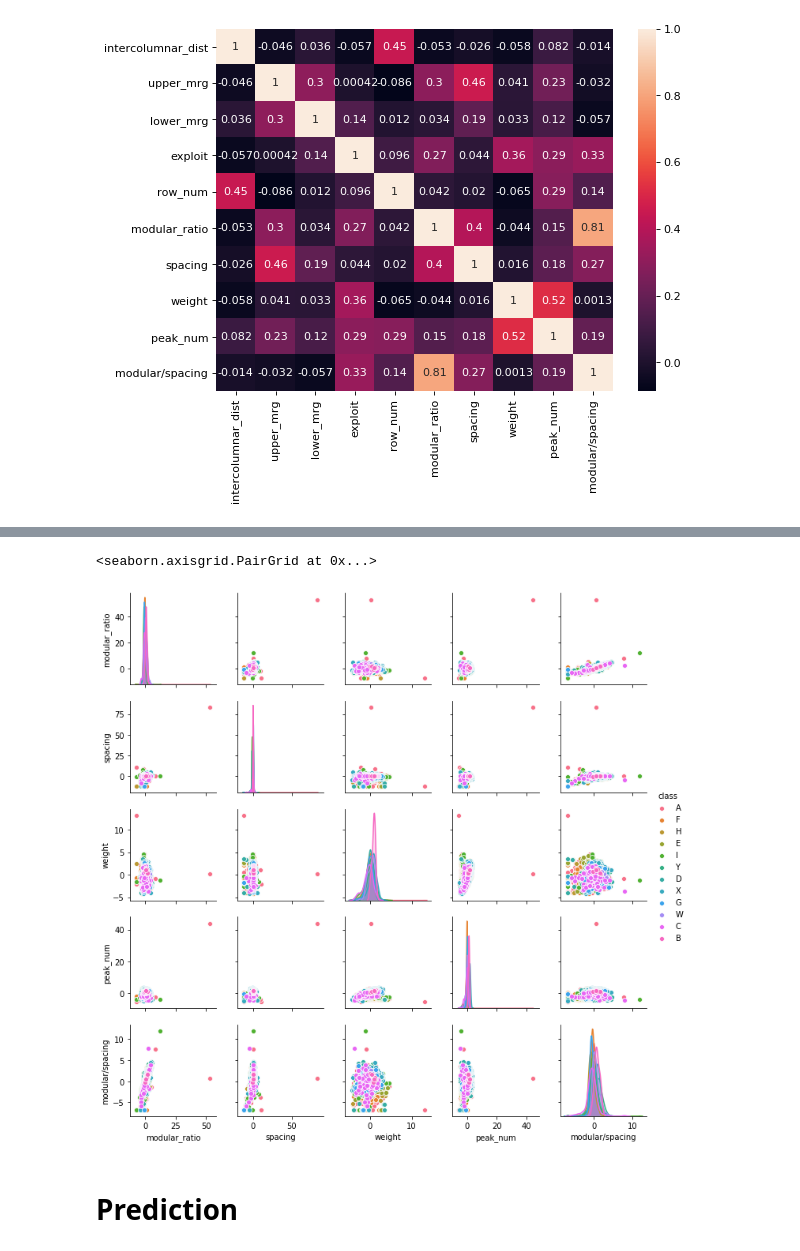
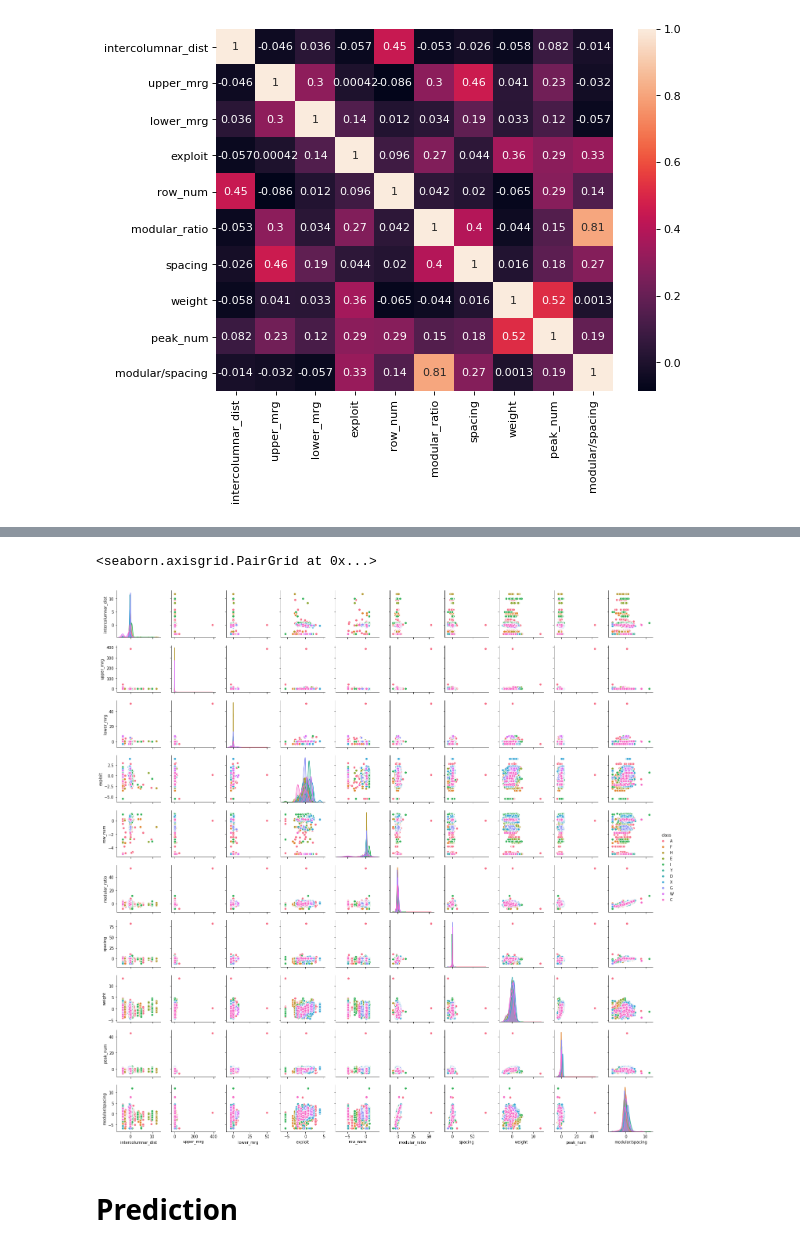
Before and after one commit to medartus/Avila-Analysis, a Jupyter notebook: notebook/Avila.ipynb, the cells around one changed output, grey strips where cells are left out. Saved outputs shown, nothing was run; the diff lists cells and outputs as text; code cells hidden in the pictures.

```diff
--- a/notebook/Avila.ipynb
+++ b/notebook/Avila.ipynb
@@ -141,8 +181,8 @@ sns.pairplot(data, height=2)
-# %%
-sns.pairplot(data[DATASET_COLUMNS[5:]], hue='class', height=2)
-# %% [output]
-<seaborn.axisgrid.PairGrid at 0x...>
-[figure, removed]
+# %%
+sns.pairplot(data[(data['class'] != 'B')], hue='class', height=2) # Remove 5 lines with B to avoid "Erro : Singularity matrix" Cf : https://stackoverflow.com/questions/40101519/plotting-event-density-in-python-with-ggplot-and-pandas
+# %% [output]
+<seaborn.axisgrid.PairGrid at 0x...>
+[figure, added]
 # %% [markdown]
 # Prediction
 # %% [markdown]
```
Also changed, not shown: parts of 52 cells of this notebook, 3 other files.
